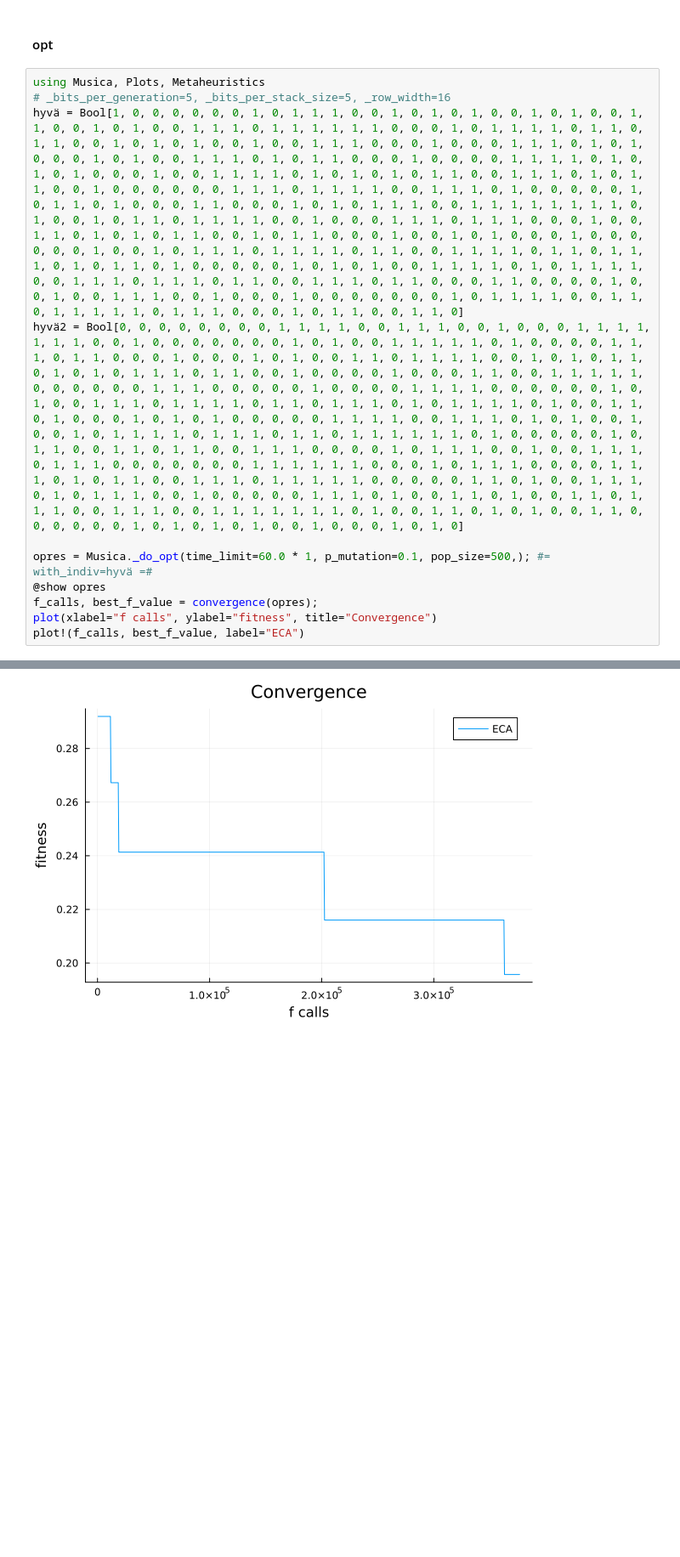
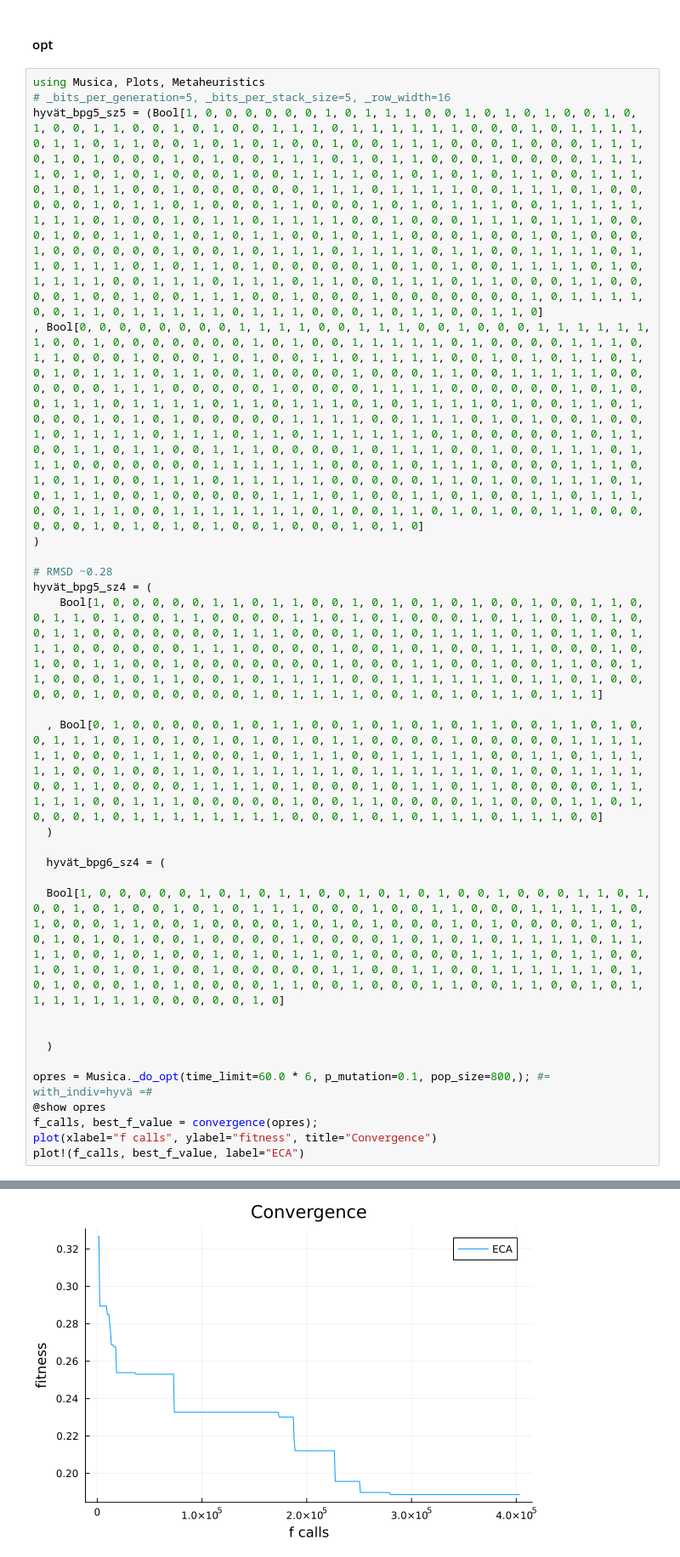
Before and after one commit to ORBAT/Musica, a Jupyter notebook: src/scratch.ipynb, the cells around one changed output, grey strips where cells are left out. Shown at 85% size. Cells and saved outputs as stored; diff of their text form; blank space fills up the shorter version.

```diff
--- a/src/scratch.ipynb
+++ b/src/scratch.ipynb
@@ -138,10 +138,25 @@ BenchmarkTools.Trial: 113 samples with 1 evaluation.
 # %%
 using Musica, Plots, Metaheuristics
 # _bits_per_generation=5, _bits_per_stack_size=5, _row_width=16
-hyvä = Bool[1, 0, 0, 0, 0, 0, 0, 1, 0, 1, 1, 1, 0, 0, 1, 0, 1, 0, 1, 0, 0, 1, 0, 1, 0, 0, 1, 1, 0, 0, 1, 0, 1, 0, 0, 1, 1, 1, 0, 1, 1, 1, 1, 1, 1, 0, 0, 0, 1, 0, 1, 1, 1, 1, 0, 1, 1, 0, 1, 1, 0, 0, 1, 0, 1, 0, 1, 0, 0, 1, 0, 0, 1, 1, 1, 0, 0, 0, 1, 0, 0, 0, 1, 1, 1, 0, 1, 0, 1, 0, 0, 0, 1, 0, 1, 0, 0, 1, 1, 1, 0, 1, 0, 1, 1, 0, 0, 0, 1, 0, 0, 0, 0, 1, 1, 1, 1, 0, 1, 0, 1, 0, 1, 0, 0, 0, 1, 0, 0, 1, 1, 1, 1, 0, 1, 0, 1, 0, 1, 0, 1, 1, 0, 0, 1, 1, 1, 0, 1, 0, 1, 1, 0, 0, 1, 0, 0, 0, 0, 0, 0, 1, 1, 1, 0, 1, 1, 1, 1, 0, 0, 1, 1, 1, 0, 1, 0, 0, 0, 0, 0, 1, 0, 1, 1, 0, 1, 0, 0, 0, 1, 1, 0, 0, 0, 1, 0, 1, 0, 1, 1, 1, 0, 0, 1, 1, 1, 1, 1, 1, 1, 1, 0, 1, 0, 0, 1, 0, 1, 1, 0, 1, 1, 1, 1, 0, 0, 1, 0, 0, 0, 1, 1, 1, 0, 1, 1, 1, 0, 0, 0, 1, 0, 0, 1, 1, 0, 1, 0, 1, 0, 1, 1, 0, 0, 1, 0, 1, 1, 0, 0, 0, 1, 0, 0, 1, 0, 1, 0, 0, 0, 1, 0, 0, 0, 0, 0, 0, 1, 0, 0, 1, 0, 1, 1, 1, 0, 1, 1, 1, 1, 0, 1, 1, 0, 0, 1, 1, 1, 1, 0, 1, 1, 0, 1, 1, 1, 0, 1, 0, 1, 1, 0, 1, 0, 0, 0, 0, 0, 1, 0, 1, 0, 1, 0, 0, 1, 1, 1, 1, 0, 1, 0, 1, 1, 1, 1, 0, 0, 1, 1, 1, 0, 1, 1, 1, 0, 1, 1, 0, 0, 1, 1, 1, 0, 1, 1, 0, 0, 0, 1, 1, 0, 0, 0, 0, 1, 0, 0, 1, 0, 0, 1, 1, 1, 0, 0, 1, 0, 0, 0, 1, 0, 0, 0, 0, 0, 0, 0, 1, 0, 1, 1, 1, 1, 0, 0, 1, 1, 0, 1, 1, 1, 1, 1, 0, 1, 1, 1, 0, 0, 0, 1, 0, 1, 1, 0, 0, 1, 1, 0]
-hyvä2 = Bool[0, 0, 0, 0, 0, 0, 0, 0, 1, 1, 1, 1, 0, 0, 1, 1, 1, 0, 0, 1, 0, 0, 0, 1, 1, 1, 1, 1, 1, 1, 0, 0, 1, 0, 0, 0, 0, 0, 0, 0, 1, 0, 1, 0, 0, 1, 1, 1, 1, 1, 0, 1, 0, 0, 0, 0, 1, 1, 1, 0, 1, 1, 0, 0, 0, 1, 0, 0, 0, 1, 0, 1, 0, 0, 1, 1, 0, 1, 1, 1, 1, 0, 0, 1, 0, 1, 0, 1, 1, 0, 1, 0, 1, 0, 1, 1, 1, 0, 1, 1, 0, 0, 1, 0, 0, 0, 0, 1, 0, 0, 0, 1, 1, 0, 0, 1, 1, 1, 1, 1, 0, 0, 0, 0, 0, 0, 1, 1, 1, 0, 0, 0, 0, 0, 1, 0, 0, 0, 0, 1, 1, 1, 1, 0, 0, 0, 0, 0, 0, 1, 0, 1, 0, 0, 1, 1, 1, 0, 1, 1, 1, 1, 0, 1, 1, 0, 1, 1, 1, 0, 1, 0, 1, 1, 1, 1, 0, 1, 0, 0, 1, 1, 0, 1, 0, 0, 0, 1, 0, 1, 0, 1, 0, 0, 0, 0, 0, 1, 1, 1, 1, 0, 0, 1, 1, 1, 0, 1, 0, 1, 0, 0, 1, 0, 0, 1, 0, 1, 1, 1, 1, 0, 1, 1, 1, 0, 1, 1, 0, 1, 1, 1, 1, 1, 1, 0, 1, 0, 0, 0, 0, 0, 1, 0, 1, 1, 0, 0, 1, 1, 0, 1, 1, 0, 0, 1, 1, 1, 0, 0, 0, 0, 1, 0, 1, 1, 1, 0, 0, 1, 0, 0, 1, 1, 1, 0, 1, 1, 1, 0, 0, 0, 0, 0, 0, 0, 1, 1, 1, 1, 1, 1, 0, 0, 0, 1, 0, 1, 1, 1, 0, 0, 0, 0, 1, 1, 1, 0, 1, 0, 1, 1, 0, 0, 1, 1, 1, 0, 1, 1, 1, 1, 1, 0, 0, 0, 0, 0, 1, 1, 0, 1, 0, 0, 1, 1, 1, 0, 1, 0, 1, 1, 1, 0, 0, 1, 0, 0, 0, 0, 0, 1, 1, 1, 0, 1, 0, 0, 1, 1, 0, 1, 0, 0, 1, 1, 0, 1, 1, 1, 0, 0, 1, 1, 1, 0, 0, 1, 1, 1, 1, 1, 1, 1, 0, 1, 0, 0, 1, 1, 0, 1, 0, 1, 0, 0, 1, 1, 0, 0, 0, 0, 0, 0, 1, 0, 1, 0, 1, 0, 1, 0, 0, 1, 0, 0, 0, 1, 0, 1, 0]
+hyvät_bpg5_sz5 = (Bool[1, 0, 0, 0, 0, 0, 0, 1, 0, 1, 1, 1, 0, 0, 1, 0, 1, 0, 1, 0, 0, 1, 0, 1, 0, 0, 1, 1, 0, 0, 1, 0, 1, 0, 0, 1, 1, 1, 0, 1, 1, 1, 1, 1, 1, 0, 0, 0, 1, 0, 1, 1, 1, 1, 0, 1, 1, 0, 1, 1, 0, 0, 1, 0, 1, 0, 1, 0, 0, 1, 0, 0, 1, 1, 1, 0, 0, 0, 1, 0, 0, 0, 1, 1, 1, 0, 1, 0, 1, 0, 0, 0, 1, 0, 1, 0, 0, 1, 1, 1, 0, 1, 0, 1, 1, 0, 0, 0, 1, 0, 0, 0, 0, 1, 1, 1, 1, 0, 1, 0, 1, 0, 1, 0, 0, 0, 1, 0, 0, 1, 1, 1, 1, 0, 1, 0, 1, 0, 1, 0, 1, 1, 0, 0, 1, 1, 1, 0, 1, 0, 1, 1, 0, 0, 1, 0, 0, 0, 0, 0, 0, 1, 1, 1, 0, 1, 1, 1, 1, 0, 0, 1, 1, 1, 0, 1, 0, 0, 0, 0, 0, 1, 0, 1, 1, 0, 1, 0, 0, 0, 1, 1, 0, 0, 0, 1, 0, 1, 0, 1, 1, 1, 0, 0, 1, 1, 1, 1, 1, 1, 1, 1, 0, 1, 0, 0, 1, 0, 1, 1, 0, 1, 1, 1, 1, 0, 0, 1, 0, 0, 0, 1, 1, 1, 0, 1, 1, 1, 0, 0, 0, 1, 0, 0, 1, 1, 0, 1, 0, 1, 0, 1, 1, 0, 0, 1, 0, 1, 1, 0, 0, 0, 1, 0, 0, 1, 0, 1, 0, 0, 0, 1, 0, 0, 0, 0, 0, 0, 1, 0, 0, 1, 0, 1, 1, 1, 0, 1, 1, 1, 1, 0, 1, 1, 0, 0, 1, 1, 1, 1, 0, 1, 1, 0, 1, 1, 1, 0, 1, 0, 1, 1, 0, 1, 0, 0, 0, 0, 0, 1, 0, 1, 0, 1, 0, 0, 1, 1, 1, 1, 0, 1, 0, 1, 1, 1, 1, 0, 0, 1, 1, 1, 0, 1, 1, 1, 0, 1, 1, 0, 0, 1, 1, 1, 0, 1, 1, 0, 0, 0, 1, 1, 0, 0, 0, 0, 1, 0, 0, 1, 0, 0, 1, 1, 1, 0, 0, 1, 0, 0, 0, 1, 0, 0, 0, 0, 0, 0, 0, 1, 0, 1, 1, 1, 1, 0, 0, 1, 1, 0, 1, 1, 1, 1, 1, 0, 1, 1, 1, 0, 0, 0, 1, 0, 1, 1, 0, 0, 1, 1, 0]
+, Bool[0, 0, 0, 0, 0, 0, 0, 0, 1, 1, 1, 1, 0, 0, 1, 1, 1, 0, 0, 1, 0, 0, 0, 1, 1, 1, 1, 1, 1, 1, 0, 0, 1, 0, 0, 0, 0, 0, 0, 0, 1, 0, 1, 0, 0, 1, 1, 1, 1, 1, 0, 1, 0, 0, 0, 0, 1, 1, 1, 0, 1, 1, 0, 0, 0, 1, 0, 0, 0, 1, 0, 1, 0, 0, 1, 1, 0, 1, 1, 1, 1, 0, 0, 1, 0, 1, 0, 1, 1, 0, 1, 0, 1, 0, 1, 1, 1, 0, 1, 1, 0, 0, 1, 0, 0, 0, 0, 1, 0, 0, 0, 1, 1, 0, 0, 1, 1, 1, 1, 1, 0, 0, 0, 0, 0, 0, 1, 1, 1, 0, 0, 0, 0, 0, 1, 0, 0, 0, 0, 1, 1, 1, 1, 0, 0, 0, 0, 0, 0, 1, 0, 1, 0, 0, 1, 1, 1, 0, 1, 1, 1, 1, 0, 1, 1, 0, 1, 1, 1, 0, 1, 0, 1, 1, 1, 1, 0, 1, 0, 0, 1, 1, 0, 1, 0, 0, 0, 1, 0, 1, 0, 1, 0, 0, 0, 0, 0, 1, 1, 1, 1, 0, 0, 1, 1, 1, 0, 1, 0, 1, 0, 0, 1, 0, 0, 1, 0, 1, 1, 1, 1, 0, 1, 1, 1, 0, 1, 1, 0, 1, 1, 1, 1, 1, 1, 0, 1, 0, 0, 0, 0, 0, 1, 0, 1, 1, 0, 0, 1, 1, 0, 1, 1, 0, 0, 1, 1, 1, 0, 0, 0, 0, 1, 0, 1, 1, 1, 0, 0, 1, 0, 0, 1, 1, 1, 0, 1, 1, 1, 0, 0, 0, 0, 0, 0, 0, 1, 1, 1, 1, 1, 1, 0, 0, 0, 1, 0, 1, 1, 1, 0, 0, 0, 0, 1, 1, 1, 0, 1, 0, 1, 1, 0, 0, 1, 1, 1, 0, 1, 1, 1, 1, 1, 0, 0, 0, 0, 0, 1, 1, 0, 1, 0, 0, 1, 1, 1, 0, 1, 0, 1, 1, 1, 0, 0, 1, 0, 0, 0, 0, 0, 1, 1, 1, 0, 1, 0, 0, 1, 1, 0, 1, 0, 0, 1, 1, 0, 1, 1, 1, 0, 0, 1, 1, 1, 0, 0, 1, 1, 1, 1, 1, 1, 1, 0, 1, 0, 0, 1, 1, 0, 1, 0, 1, 0, 0, 1, 1, 0, 0, 0, 0, 0, 0, 1, 0, 1, 0, 1, 0, 1, 0, 0, 1, 0, 0, 0, 1, 0, 1, 0]
+)
 
-opres = Musica._do_opt(time_limit=60.0 * 1, p_mutation=0.1, pop_size=500,); #= with_indiv=hyvä =#
+# RMSD ~0.28
+hyvät_bpg5_sz4 = (
+    Bool[1, 0, 0, 0, 0, 0, 1, 1, 0, 1, 1, 0, 0, 1, 0, 1, 0, 1, 0, 1, 0, 0, 1, 0, 0, 1, 1, 0, 0, 1, 1, 0, 1, 0, 0, 1, 1, 0, 0, 0, 0, 1, 1, 0, 1, 0, 1, 0, 0, 0, 1, 0, 1, 1, 0, 1, 0, 1, 0, 0, 1, 1, 0, 0, 0, 0, 0, 0, 0, 1, 1, 1, 0, 0, 0, 1, 0, 1, 0, 1, 1, 1, 1, 0, 1, 0, 1, 1, 0, 1, 1, 1, 0, 0, 0, 0, 0, 0, 1, 1, 1, 0, 0, 0, 0, 1, 0, 0, 1, 0, 1, 0, 0, 1, 1, 1, 0, 0, 0, 1, 0, 1, 0, 0, 1, 1, 0, 0, 1, 0, 0, 0, 0, 0, 0, 0, 1, 0, 0, 0, 1, 1, 0, 0, 1, 0, 0, 1, 1, 0, 0, 1, 1, 0, 0, 0, 1, 0, 1, 1, 0, 0, 1, 0, 1, 1, 1, 1, 0, 0, 1, 1, 1, 1, 1, 1, 0, 1, 1, 0, 1, 0, 0, 0, 0, 0, 1, 0, 0, 0, 0, 0, 0, 0, 1, 0, 1, 1, 1, 1, 0, 0, 1, 0, 1, 0, 1, 1, 0, 1, 1, 1]
+
+  , Bool[0, 1, 0, 0, 0, 0, 0, 1, 0, 1, 1, 0, 0, 1, 0, 1, 0, 1, 0, 1, 1, 0, 0, 1, 1, 0, 1, 0, 0, 1, 1, 1, 0, 1, 0, 1, 0, 1, 0, 1, 0, 1, 0, 1, 1, 0, 0, 0, 0, 1, 0, 0, 0, 0, 0, 1, 1, 1, 1, 1, 1, 0, 0, 0, 1, 1, 1, 0, 0, 0, 1, 0, 1, 1, 1, 0, 0, 1, 1, 1, 1, 1, 0, 0, 1, 1, 0, 1, 1, 1, 1, 1, 0, 0, 1, 0, 0, 1, 1, 0, 1, 1, 1, 1, 1, 1, 0, 1, 1, 1, 1, 1, 1, 0, 1, 0, 0, 1, 1, 1, 1, 0, 0, 1, 1, 0, 0, 0, 0, 1, 1, 1, 1, 0, 1, 0, 0, 0, 1, 0, 1, 1, 0, 1, 1, 0, 0, 0, 0, 0, 1, 1, 1, 1, 1, 0, 0, 1, 1, 1, 0, 0, 0, 0, 0, 1, 0, 0, 1, 1, 0, 0, 0, 0, 1, 1, 0, 0, 0, 1, 1, 0, 1, 0, 0, 0, 1, 0, 1, 1, 1, 1, 1, 1, 1, 1, 0, 0, 0, 1, 0, 1, 0, 1, 1, 1, 0, 1, 1, 1, 0, 0]
+  )
+
+  hyvät_bpg6_sz4 = (
+
+  Bool[1, 0, 0, 0, 0, 0, 1, 0, 1, 0, 1, 1, 0, 0, 1, 0, 1, 0, 1, 0, 0, 1, 0, 0, 0, 1, 1, 0, 1, 0, 0, 1, 0, 1, 0, 0, 1, 0, 1, 0, 1, 1, 1, 0, 0, 0, 1, 0, 0, 1, 1, 0, 0, 0, 1, 1, 1, 1, 1, 0, 1, 0, 0, 0, 1, 1, 0, 0, 1, 0, 0, 0, 0, 1, 0, 1, 0, 1, 0, 0, 0, 1, 0, 1, 0, 0, 0, 0, 1, 0, 1, 0, 1, 0, 1, 0, 1, 0, 0, 1, 0, 0, 0, 0, 1, 0, 0, 0, 0, 1, 0, 1, 0, 1, 0, 1, 1, 1, 1, 0, 1, 1, 1, 1, 0, 0, 1, 0, 1, 0, 0, 1, 0, 1, 0, 1, 1, 0, 1, 0, 0, 0, 0, 0, 1, 1, 1, 1, 0, 1, 1, 0, 0, 1, 0, 1, 0, 1, 0, 1, 0, 0, 1, 0, 0, 0, 0, 0, 1, 1, 0, 0, 1, 1, 0, 0, 1, 1, 1, 1, 1, 1, 0, 1, 0, 1, 0, 0, 0, 1, 0, 1, 0, 0, 0, 0, 1, 1, 0, 0, 1, 0, 0, 0, 1, 1, 0, 0, 1, 1, 0, 0, 1, 0, 1, 1, 1, 1, 1, 1, 1, 0, 0, 0, 0, 0, 1, 0]
+
+
+  )
+
+opres = Musica._do_opt(time_limit=60.0 * 6, p_mutation=0.1, pop_size=800,); #= with_indiv=hyvä =#
 @show opres
 f_calls, best_f_value = convergence(opres);
 plot(xlabel="f calls", ylabel="fitness", title="Convergence")
@@ -158,4 +173,4 @@ opres = Optimization Result
-[figure, old version]
+[figure, new version]
 # %%
 using Plots, Musica, Transducers, StatsBase, Metaheuristics
 
```
Also changed, not shown: parts of 4 cells of this notebook, 1 other file.
